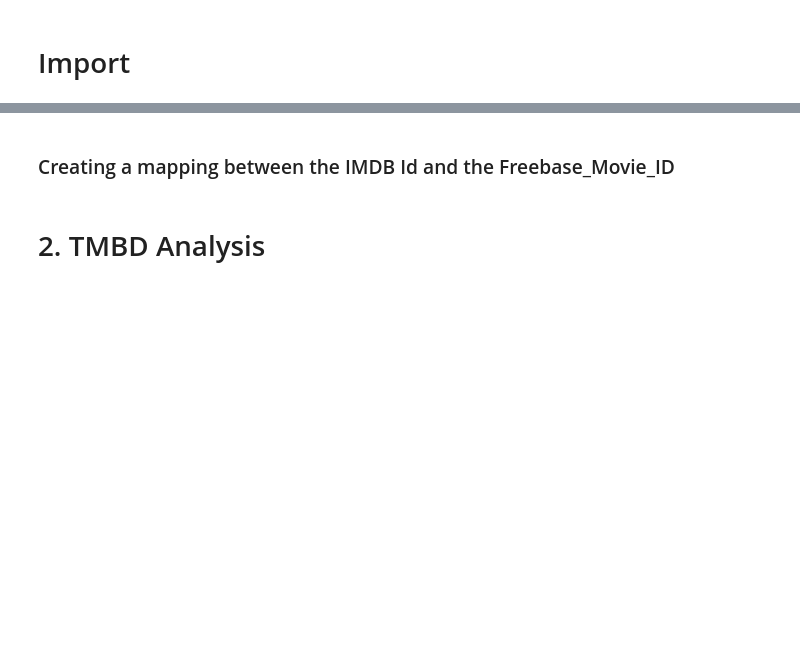
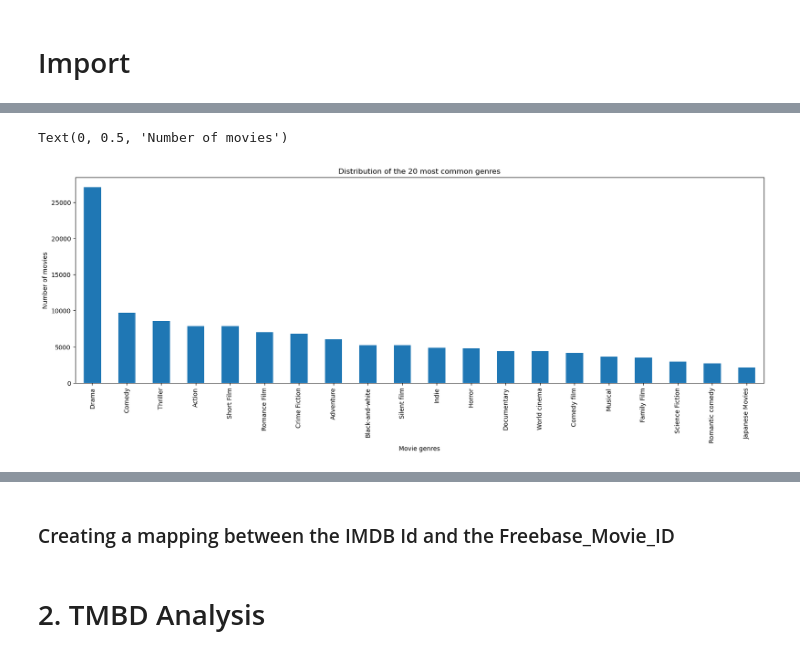
Before and after one commit to epfl-ada/ada-2023-project-yamal, a Jupyter notebook: movies_analysis.ipynb, the cells around one changed output, grey strips where cells are left out. Drawn from its saved outputs; the diff is of its cells as text; code cells hidden in the pictures; blank space fills up the shorter version.

```diff
--- a/movies_analysis.ipynb
+++ b/movies_analysis.ipynb
@@ -32,0 +202,13 @@ cmu_df = pd.read_table(DATA_FOLDER+'CMU_dataset/movie.metadata.tsv', names=colum
+# %%
+genres = cmu_df[['Movie_genre_1', 'Movie_genre_2', 'Movie_genre_3']].apply(pd.Series.value_counts).sum(axis=1)
+# %%
+top20_genres = genres.sort_values(ascending = False)[:20]
+# %%
+plt.figure(figsize=(20,6))
+top20_genres.plot.bar()
+plt.title("Distribution of the 20 most common genres")
+plt.xlabel('Movie genres')
+plt.ylabel('Number of movies')
+# %% [output]
+Text(0, 0.5, 'Number of movies')
+[figure, added]
```
Also changed, not shown: parts of 28 cells of this notebook.
